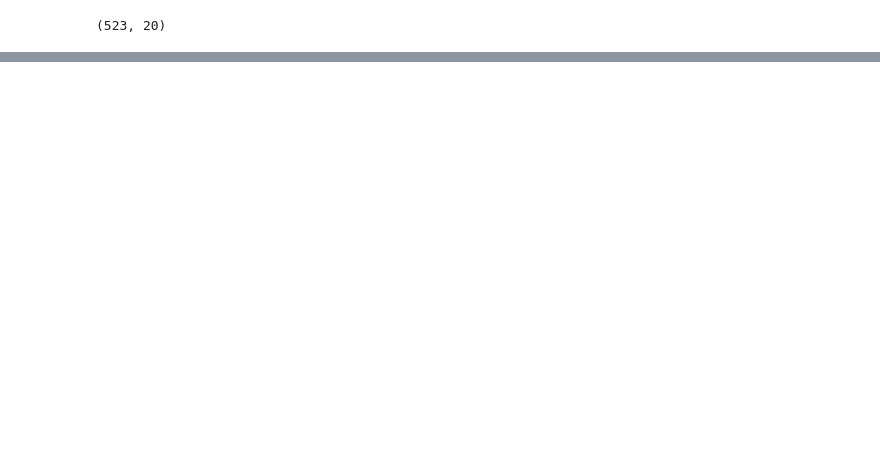
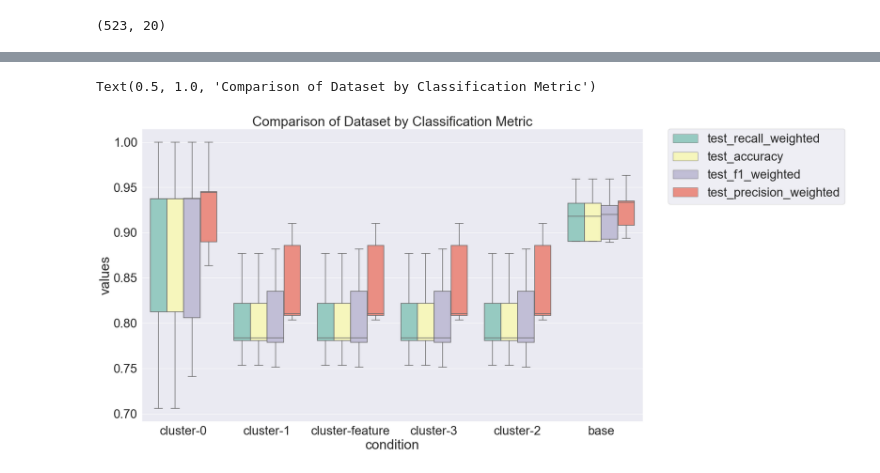
Before and after one commit to Amasterw/UR_FinalProject, a Jupyter notebook: ml.ipynb, the cells around one changed output, grey strips where cells are left out. Drawn from its saved outputs; the diff is of its cells as text; code cells hidden in the pictures; blank space fills up the shorter version.

```diff
--- a/ml.ipynb
+++ b/ml.ipynb
@@ -14,3 +56,10 @@ X=
+# %%
+#Fitting K-MEans to the dataset
+from sklearn.cluster import KMeans
+kmeans1=KMeans(n_clusters=4,init='k-means++',random_state=0)
+y_kmeans1=kmeans1.fit_predict(X)
+# %%
+y=y_kmeans1
 # %%
 from sklearn.model_selection import train_test_split
-X_train, X_test, y_train, y_test = train_test_split(df2, y, test_size=0.25, random_state=90210)
+X_train, X_test, y_train, y_test = train_test_split(X, y, test_size=0.3, random_state=0)
@@ -18,0 +159,16 @@ NameError: name 'y' is not defined
+# %%
+from sklearn.preprocessing import StandardScaler
+def scale_features(X_train: pd.DataFrame, X_test: pd.DataFrame) -> Tuple[pd.DataFrame, pd.DataFrame]:
+    """
+    applies standard scaler (z-scores) to training data and predicts z-scores for the test set
+    """
+    scaler = StandardScaler()
+    to_scale = [col for col in X_train.columns.values]
+    scaler.fit(X_train[to_scale])
+    X_train[to_scale] = scaler.transform(X_train[to_scale])
+
+    # predict z-scores on the test set
+    X_test[to_scale] = scaler.transform(X_test[to_scale])
+
+    return X_train, X_test
+X_train_scaled, X_test_scaled = scale_features(X_train_clstrs, X_test_clstrs)
@@ -18,0 +452,12 @@ NameError: name 'y' is not defined
+# %%
+import matplotlib
+import matplotlib.pyplot as plt
+import seaborn as sns
+plt.figure(figsize=(20, 12))
+sns.set(font_scale=2.5)
+g = sns.boxplot(x="condition", y="values", hue="metrics", data=data_f, palette="Set3")
+plt.legend(bbox_to_anchor=(1.05, 1), loc=2, borderaxespad=0.)
+plt.title('Comparison of Dataset by Classification Metric')
+# %% [output]
+Text(0.5, 1.0, 'Comparison of Dataset by Classification Metric')
+[figure, added]
```
Also changed, not shown: parts of 18 cells of this notebook, 3 other files.
